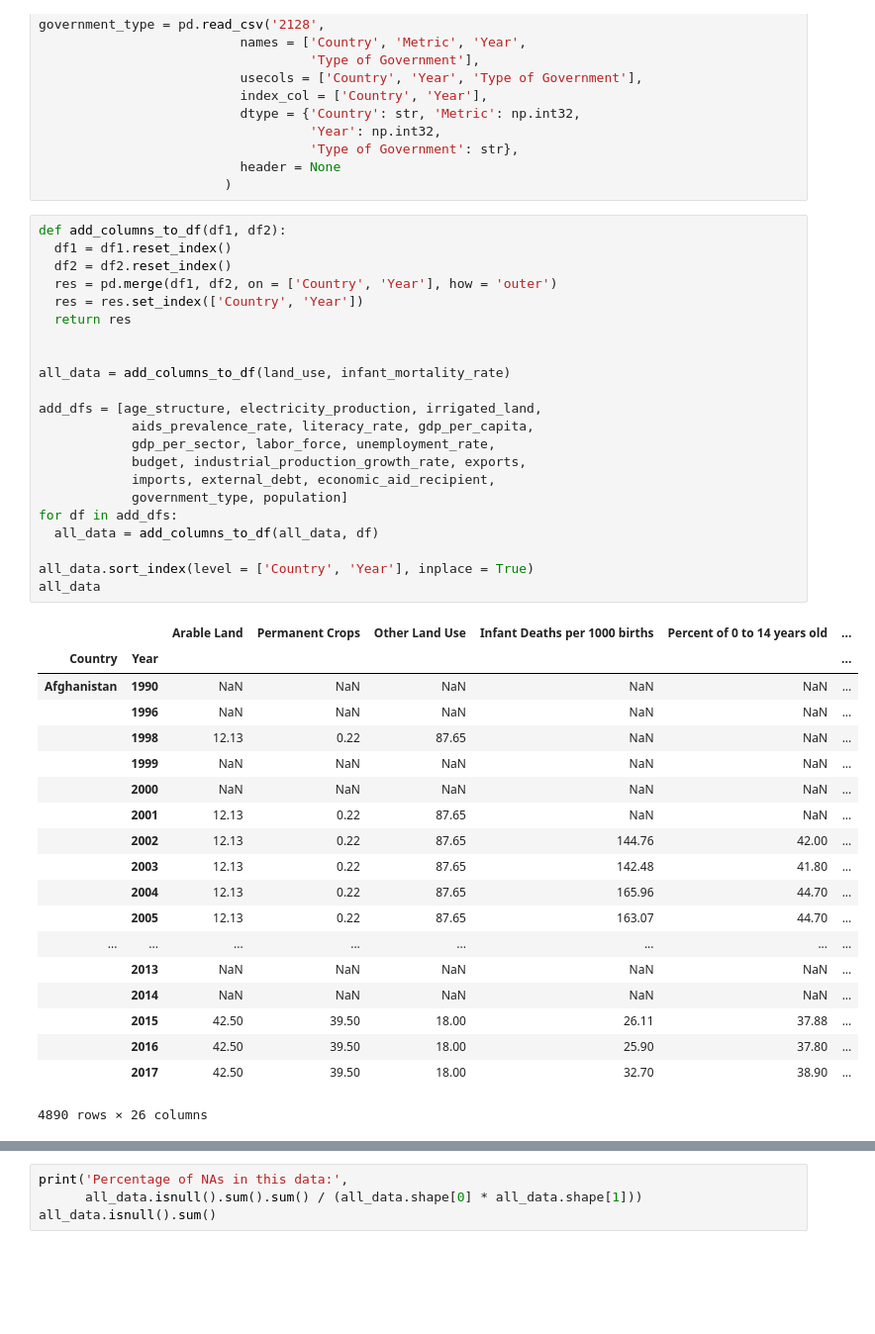
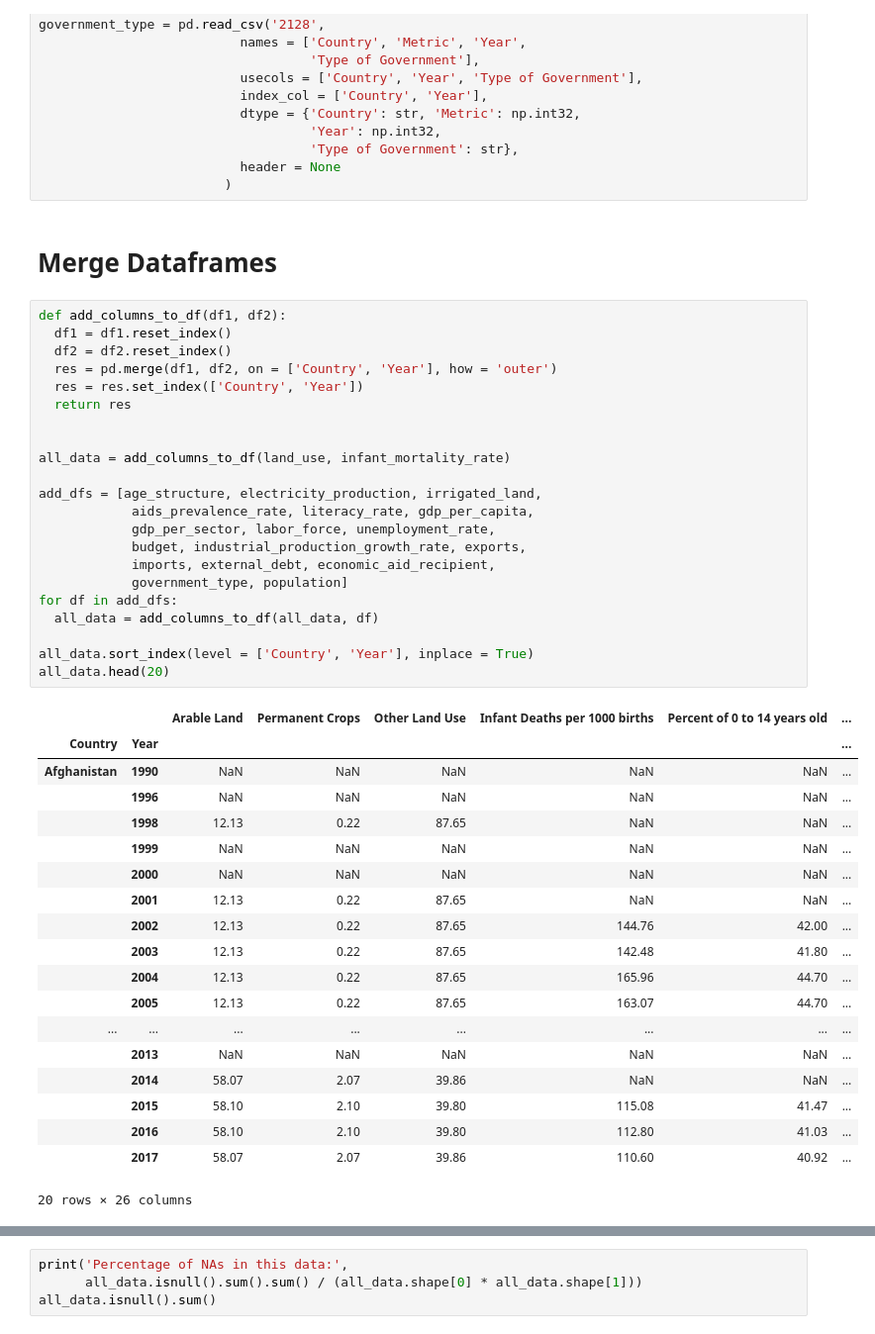
Before and after one commit to samirgadkari/cia_factbook_analysis, a Jupyter notebook: Project1.ipynb, the cells around one changed output, grey strips where cells are left out. Shown: that part at 99% size. Saved outputs shown, nothing was run; the diff lists cells and outputs as text; blank space fills up the shorter version.

```diff
--- a/Project1.ipynb
+++ b/Project1.ipynb
@@ -214,6 +292,8 @@ government_type = pd.read_csv('2128',
                                    'Type of Government': str},
                           header = None
                         )
+# %% [markdown]
+# Merge Dataframes
 # %%
 def add_columns_to_df(df1, df2):
   df1 = df1.reset_index()
@@ -223,36 +303,36 @@ def add_columns_to_df(df1, df2):
   return res
 
 
 all_data = add_columns_to_df(land_use, infant_mortality_rate)
 
 add_dfs = [age_structure, electricity_production, irrigated_land,
             aids_prevalence_rate, literacy_rate, gdp_per_capita,
             gdp_per_sector, labor_force, unemployment_rate,
             budget, industrial_production_growth_rate, exports,
             imports, external_debt, economic_aid_recipient,
             government_type, population]
 for df in add_dfs:
   all_data = add_columns_to_df(all_data, df)
 
 all_data.sort_index(level = ['Country', 'Year'], inplace = True)
-all_data
+all_data.head(20)
 # %% [output]
 |  |  | Arable Land | Permanent Crops | Other Land Use | Infant Deaths per 1000 births | Percent of 0 to 14 years old | ... |
 | Country | Year |  |  |  |  |  | ... |
 | Afghanistan | 1990 | NaN | NaN | NaN | NaN | NaN | ... |
 |  | 1996 | NaN | NaN | NaN | NaN | NaN | ... |
 |  | 1998 | 12.13 | 0.22 | 87.65 | NaN | NaN | ... |
 |  | 1999 | NaN | NaN | NaN | NaN | NaN | ... |
 |  | 2000 | NaN | NaN | NaN | NaN | NaN | ... |
 |  | 2001 | 12.13 | 0.22 | 87.65 | NaN | NaN | ... |
 |  | 2002 | 12.13 | 0.22 | 87.65 | 144.76 | 42.00 | ... |
 |  | 2003 | 12.13 | 0.22 | 87.65 | 142.48 | 41.80 | ... |
 |  | 2004 | 12.13 | 0.22 | 87.65 | 165.96 | 44.70 | ... |
 |  | 2005 | 12.13 | 0.22 | 87.65 | 163.07 | 44.70 | ... |
 | ... | ... | ... | ... | ... | ... | ... | ... |
 |  | 2013 | NaN | NaN | NaN | NaN | NaN | ... |
-|  | 2014 | NaN | NaN | NaN | NaN | NaN | ... |
-|  | 2015 | 42.50 | 39.50 | 18.00 | 26.11 | 37.88 | ... |
-|  | 2016 | 42.50 | 39.50 | 18.00 | 25.90 | 37.80 | ... |
-|  | 2017 | 42.50 | 39.50 | 18.00 | 32.70 | 38.90 | ... |
+|  | 2014 | 58.07 | 2.07 | 39.86 | NaN | NaN | ... |
+|  | 2015 | 58.10 | 2.10 | 39.80 | 115.08 | 41.47 | ... |
+|  | 2016 | 58.10 | 2.10 | 39.80 | 112.80 | 41.03 | ... |
+|  | 2017 | 58.07 | 2.07 | 39.86 | 110.60 | 40.92 | ... |
-4890 rows × 26 columns
+20 rows × 26 columns
```
Also changed, not shown: parts of 45 cells of this notebook.
